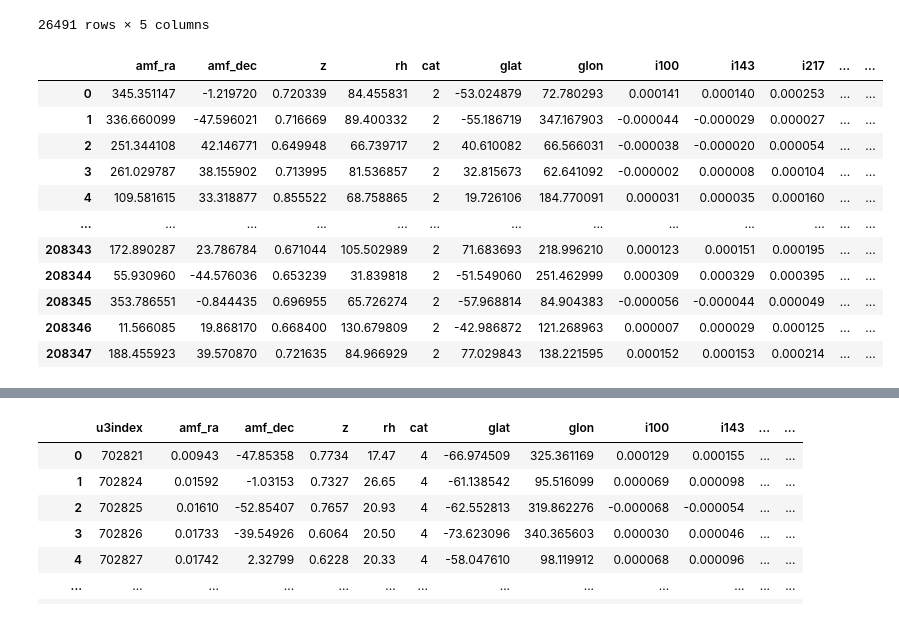
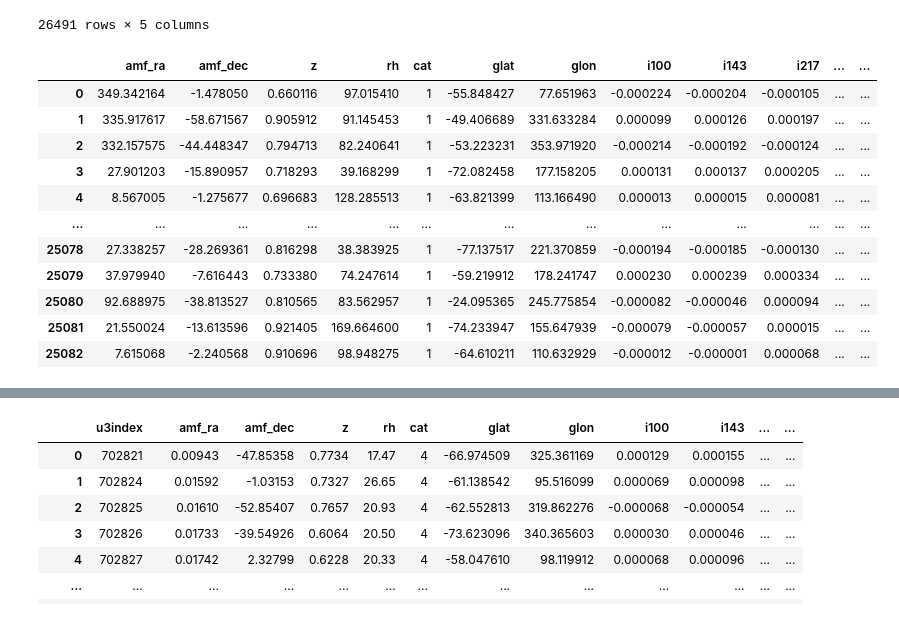
Before and after one commit to dchanda2002/MLCosmo, a Jupyter notebook: 3_run_fastmap.ipynb, the cells around one changed output, grey strips where cells are left out. Cells and saved outputs as stored; diff of their text form; code cells hidden in the pictures.

```diff
--- a/3_run_fastmap.ipynb
+++ b/3_run_fastmap.ipynb
@@ -106,67 +106,67 @@ real4
 | 133439 | 61.925930 | -67.139741 | 0.665781 | 46.894161 | 1 |
 26491 rows × 5 columns
 # %%
-df = real3.reset_index(drop=True)
+df = real4.reset_index(drop=True)
 
 
 c = SkyCoord(df['amf_ra'],df['amf_dec'],frame='icrs',unit='deg')
 df['glat'] = c.galactic.b.degree
 df['glon'] = c.galactic.l.degree
-df['i100'] = np.genfromtxt('output/510u3C3/pr100.csv',delimiter=', ')
-df['i143'] = np.genfromtxt('output/510u3C3/pr143.csv',delimiter=', ')
-df['i217'] = np.genfromtxt('output/510u3C3/pr217.csv',delimiter=', ')
-df['i353'] = np.genfromtxt('output/510u3C3/pr353.csv',delimiter=', ')
-df['i545'] = np.genfromtxt('output/510u3C3/pr545.csv',delimiter=', ')
-df['i857'] = np.genfromtxt('output/510u3C3/pr857.csv',delimiter=', ')
-# df['i090'] = np.genfromtxt('output/510u3C3/ar90.csv',delimiter=', ')
-# df['i150'] = np.genfromtxt('output/510u3C3/ar150.csv',delimiter=', ')
-# df['i220'] = np.genfromtxt('output/510u3C3/ar220.csv',delimiter=', ')
-df['iros'] = np.genfromtxt('output/510u3C3/rr.csv',delimiter=', ')
-df['i12'] = np.genfromtxt('output/510u3C3/ir12.csv',delimiter=', ')
-df['i25'] = np.genfromtxt('output/510u3C3/ir25.csv',delimiter=', ')
-df['i60'] = np.genfromtxt('output/510u3C3/ir60.csv',delimiter=', ')
-df['i1002'] = np.genfromtxt('output/510u3C3/ir100.csv',delimiter=', ')
-df['i100_r'] = np.genfromtxt('output/510u3C3/pr100_r.csv',delimiter=', ')
-df['i143_r'] = np.genfromtxt('output/510u3C3/pr143_r.csv',delimiter=', ')
-df['i217_r'] = np.genfromtxt('output/510u3C3/pr217_r.csv',delimiter=', ')
-df['i353_r'] = np.genfromtxt('output/510u3C3/pr353_r.csv',delimiter=', ')
-df['i545_r'] = np.genfromtxt('output/510u3C3/pr545_r.csv',delimiter=', ')
-df['i857_r'] = np.genfromtxt('output/510u3C3/pr857_r.csv',delimiter=', ')
-# df['i090_r'] = np.genfromtxt('output/510u3C3/ar90_r.csv',delimiter=', ')
-# df['i150_r'] = np.genfromtxt('output/510u3C3/ar150_r.csv',delimiter=', ')
-# df['i220_r'] = np.genfromtxt('output/510u3C3/ar220_r.csv',delimiter=', ')
-df['iros_r'] = np.genfromtxt('output/510u3C3/rr_r.csv',delimiter=', ')
-df['i12_r'] = np.genfromtxt('output/510u3C3/ir12_r.csv',delimiter=', ')
-df['i25_r'] = np.genfromtxt('output/510u3C3/ir25_r.csv',delimiter=', ')
-df['i60_r'] = np.genfromtxt('output/510u3C3/ir60_r.csv',delimiter=', ')
-df['i1002_r'] = np.genfromtxt('output/510u3C3/ir100_r.csv',delimiter=', ')
+df['i100'] = np.genfromtxt('output/510u3C4/pr100.csv',delimiter=', ')
+df['i143'] = np.genfromtxt('output/510u3C4/pr143.csv',delimiter=', ')
+df['i217'] = np.genfromtxt('output/510u3C4/pr217.csv',delimiter=', ')
+df['i353'] = np.genfromtxt('output/510u3C4/pr353.csv',delimiter=', ')
+df['i545'] = np.genfromtxt('output/510u3C4/pr545.csv',delimiter=', ')
+df['i857'] = np.genfromtxt('output/510u3C4/pr857.csv',delimiter=', ')
+df['i090'] = np.genfromtxt('output/510u3C4/ar90.csv',delimiter=', ')
+df['i150'] = np.genfromtxt('output/510u3C4/ar150.csv',delimiter=', ')
+df['i220'] = np.genfromtxt('output/510u3C4/ar220.csv',delimiter=', ')
+df['iros'] = np.genfromtxt('output/510u3C4/rr.csv',delimiter=', ')
+df['i12'] = np.genfromtxt('output/510u3C4/ir12.csv',delimiter=', ')
+df['i25'] = np.genfromtxt('output/510u3C4/ir25.csv',delimiter=', ')
+df['i60'] = np.genfromtxt('output/510u3C4/ir60.csv',delimiter=', ')
+df['i1002'] = np.genfromtxt('output/510u3C4/ir100.csv',delimiter=', ')
+df['i100_r'] = np.genfromtxt('output/510u3C4/pr100_r.csv',delimiter=', ')
+df['i143_r'] = np.genfromtxt('output/510u3C4/pr143_r.csv',delimiter=', ')
+df['i217_r'] = np.genfromtxt('output/510u3C4/pr217_r.csv',delimiter=', ')
+df['i353_r'] = np.genfromtxt('output/510u3C4/pr353_r.csv',delimiter=', ')
+df['i545_r'] = np.genfromtxt('output/510u3C4/pr545_r.csv',delimiter=', ')
+df['i857_r'] = np.genfromtxt('output/510u3C4/pr857_r.csv',delimiter=', ')
+df['i090_r'] = np.genfromtxt('output/510u3C4/ar90_r.csv',delimiter=', ')
+df['i150_r'] = np.genfromtxt('output/510u3C4/ar150_r.csv',delimiter=', ')
+df['i220_r'] = np.genfromtxt('output/510u3C4/ar220_r.csv',delimiter=', ')
+df['iros_r'] = np.genfromtxt('output/510u3C4/rr_r.csv',delimiter=', ')
+df['i12_r'] = np.genfromtxt('output/510u3C4/ir12_r.csv',delimiter=', ')
+df['i25_r'] = np.genfromtxt('output/510u3C4/ir25_r.csv',delimiter=', ')
+df['i60_r'] = np.genfromtxt('output/510u3C4/ir60_r.csv',delimiter=', ')
+df['i1002_r'] = np.genfromtxt('output/510u3C4/ir100_r.csv',delimiter=', ')
 
 # If ACT included
-# df = df[df.i090!=-9999]
-# df = df[df.i150!=-9999]
-# df = df[df.i220!=-9999]
-# df = df[df.i090_r!=-9999]
-# df = df[df.i150_r!=-9999]
-# df = df[df.i220_r!=-9999]
+df = df[df.i090!=-9999]
+df = df[df.i150!=-9999]
+df = df[df.i220!=-9999]
+df = df[df.i090_r!=-9999]
+df = df[df.i150_r!=-9999]
+df = df[df.i220_r!=-9999]
 df = df.reset_index(drop = True)
 
 # If needed to shuffle
 from sklearn.utils import shuffle
 df = shuffle(df)
 df = df.reset_index(drop = True)
 
 df['cluster'] = 1
 df
 # %% [output]
 |  | amf_ra | amf_dec | z | rh | cat | glat | glon | i100 | i143 | i217 | ... | ... |
-| 0 | 345.351147 | -1.219720 | 0.720339 | 84.455831 | 2 | -53.024879 | 72.780293 | 0.000141 | 0.000140 | 0.000253 | ... | ... |
-| 1 | 336.660099 | -47.596021 | 0.716669 | 89.400332 | 2 | -55.186719 | 347.167903 | -0.000044 | -0.000029 | 0.000027 | ... | ... |
-| 2 | 251.344108 | 42.146771 | 0.649948 | 66.739717 | 2 | 40.610082 | 66.566031 | -0.000038 | -0.000020 | 0.000054 | ... | ... |
-| 3 | 261.029787 | 38.155902 | 0.713995 | 81.536857 | 2 | 32.815673 | 62.641092 | -0.000002 | 0.000008 | 0.000104 | ... | ... |
-| 4 | 109.581615 | 33.318877 | 0.855522 | 68.758865 | 2 | 19.726106 | 184.770091 | 0.000031 | 0.000035 | 0.000160 | ... | ... |
+| 0 | 349.342164 | -1.478050 | 0.660116 | 97.015410 | 1 | -55.848427 | 77.651963 | -0.000224 | -0.000204 | -0.000105 | ... | ... |
+| 1 | 335.917617 | -58.671567 | 0.905912 | 91.145453 | 1 | -49.406689 | 331.633284 | 0.000099 | 0.000126 | 0.000197 | ... | ... |
+| 2 | 332.157575 | -44.448347 | 0.794713 | 82.240641 | 1 | -53.223231 | 353.971920 | -0.000214 | -0.000192 | -0.000124 | ... | ... |
+| 3 | 27.901203 | -15.890957 | 0.718293 | 39.168299 | 1 | -72.082458 | 177.158205 | 0.000131 | 0.000137 | 0.000205 | ... | ... |
+| 4 | 8.567005 | -1.275677 | 0.696683 | 128.285513 | 1 | -63.821399 | 113.166490 | 0.000013 | 0.000015 | 0.000081 | ... | ... |
 | ... | ... | ... | ... | ... | ... | ... | ... | ... | ... | ... | ... | ... |
-| 208343 | 172.890287 | 23.786784 | 0.671044 | 105.502989 | 2 | 71.683693 | 218.996210 | 0.000123 | 0.000151 | 0.000195 | ... | ... |
-| 208344 | 55.930960 | -44.576036 | 0.653239 | 31.839818 | 2 | -51.549060 | 251.462999 | 0.000309 | 0.000329 | 0.000395 | ... | ... |
-| 208345 | 353.786551 | -0.844435 | 0.696955 | 65.726274 | 2 | -57.968814 | 84.904383 | -0.000056 | -0.000044 | 0.000049 | ... | ... |
-| 208346 | 11.566085 | 19.868170 | 0.668400 | 130.679809 | 2 | -42.986872 | 121.268963 | 0.000007 | 0.000029 | 0.000125 | ... | ... |
-| 208347 | 188.455923 | 39.570870 | 0.721635 | 84.966929 | 2 | 77.029843 | 138.221595 | 0.000152 | 0.000153 | 0.000214 | ... | ... |
+| 25078 | 27.338257 | -28.269361 | 0.816298 | 38.383925 | 1 | -77.137517 | 221.370859 | -0.000194 | -0.000185 | -0.000130 | ... | ... |
+| 25079 | 37.979940 | -7.616443 | 0.733380 | 74.247614 | 1 | -59.219912 | 178.241747 | 0.000230 | 0.000239 | 0.000334 | ... | ... |
+| 25080 | 92.688975 | -38.813527 | 0.810565 | 83.562957 | 1 | -24.095365 | 245.775854 | -0.000082 | -0.000046 | 0.000094 | ... | ... |
+| 25081 | 21.550024 | -13.613596 | 0.921405 | 169.664600 | 1 | -74.233947 | 155.647939 | -0.000079 | -0.000057 | 0.000015 | ... | ... |
+| 25082 | 7.615068 | -2.240568 | 0.910696 | 98.948275 | 1 | -64.610211 | 110.632929 | -0.000012 | -0.000001 | 0.000068 | ... | ... |
```
Also changed, not shown: parts of 18 cells of this notebook, 2 other files.
